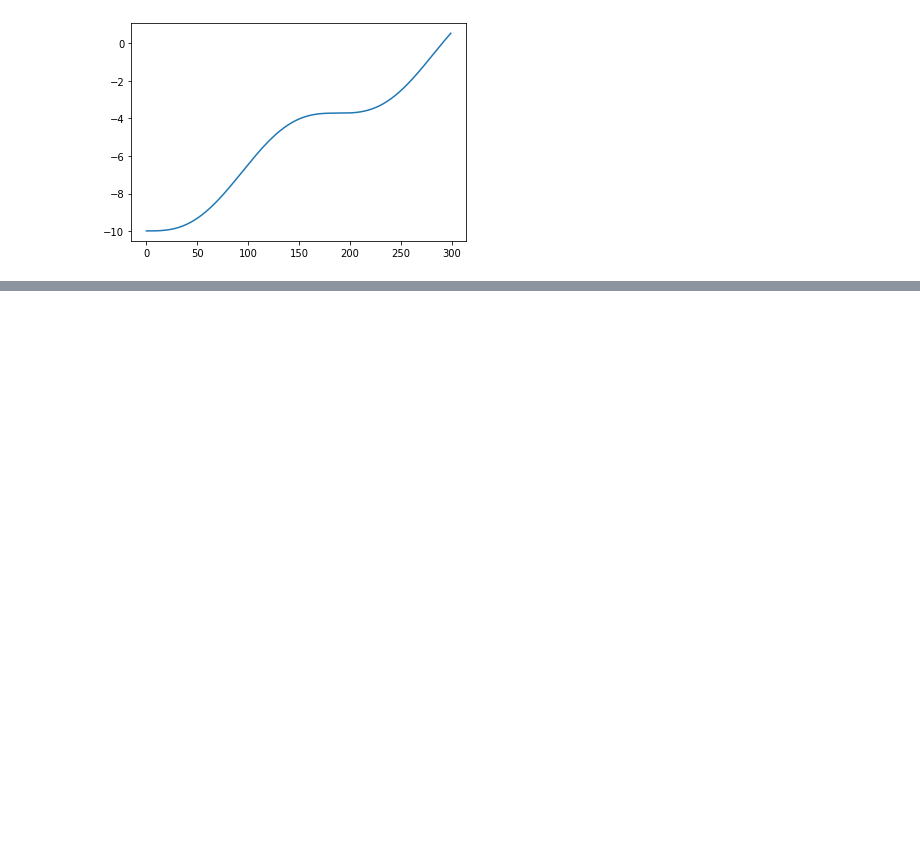
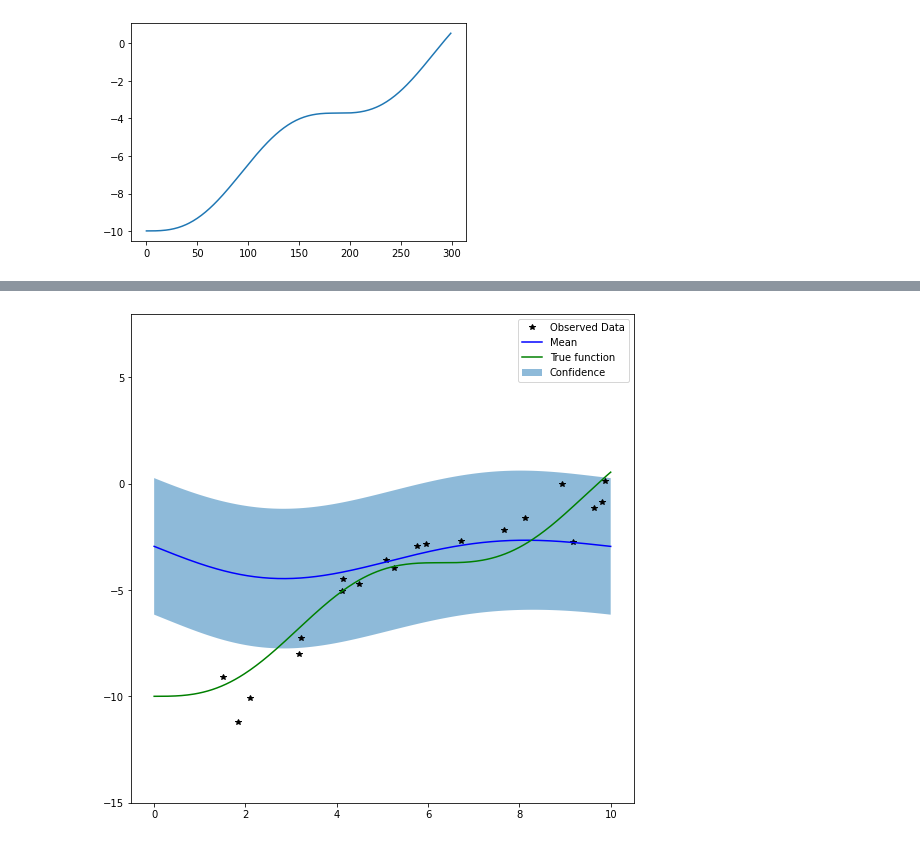
Before and after one commit to bengtlofgren/MScProject, a Jupyter notebook: Playing_around.ipynb, the cells around one changed output, grey strips where cells are left out. Cells and saved outputs as stored; diff of their text form; code cells hidden in the pictures; blank space fills up the shorter version.

```diff
--- a/Playing_around.ipynb
+++ b/Playing_around.ipynb
@@ -355,0 +337,11 @@ observed_pred = predict(model, likelihood, test_x)
+# %%
+likelihood2 = gpytorch.likelihoods.GaussianLikelihood()
+model2 = ExactGPModel(train_x, train_y, likelihood2)
+model2.covar_module = gpytorch.kernels.ScaleKernel(BCKernel(t, dirichlet = {10 : 0}, neumann = {0 : 0}))
+for param_name, param in model2.named_parameters():
+    print(f'Parameter name: {param_name:42} value = {param.item()}')
+model2.train()
+likelihood2.train()
+train(model2, train_x, train_y, likelihood2, verbose = True)
+for param_name, param in model2.named_parameters():
+    print(f'Parameter name: {param_name:42} value = {param.item()}')
@@ -356,2 +366,7 @@ observed_pred = predict(model, likelihood, test_x)
 # %%
-plot(observed_pred, train_x, train_y, true_func = u_true)
+model2.eval()
+likelihood2.eval()
+observed_pred2 = predict(model2, likelihood2, test_x)
+plot(observed_pred2, train_x, train_y, true_func = u_true)
+# %% [output]
+[figure, added]
```
Also changed, not shown: parts of 11 cells of this notebook.
